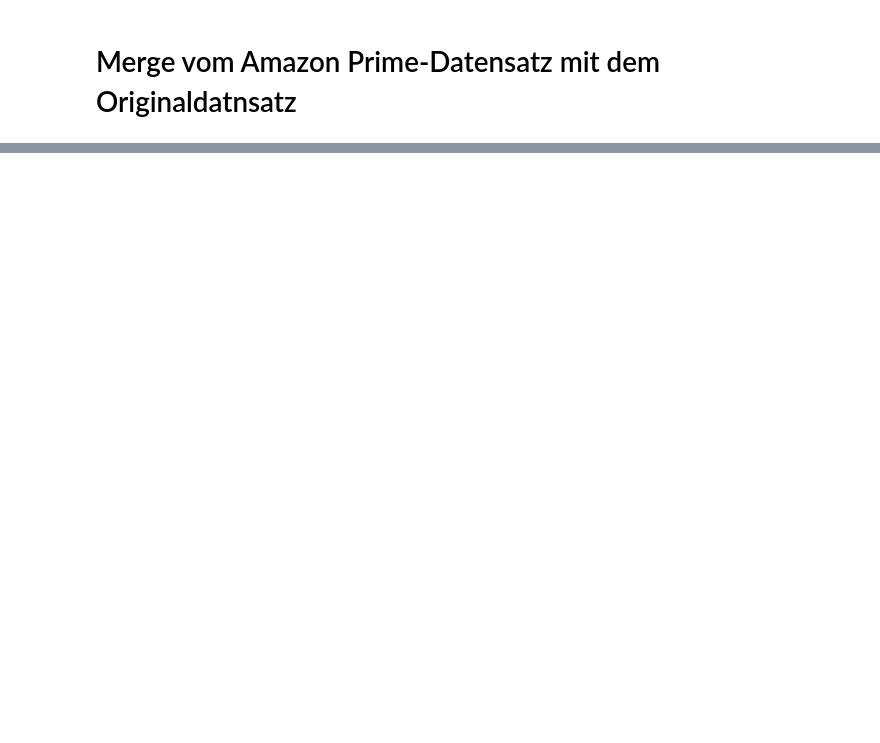
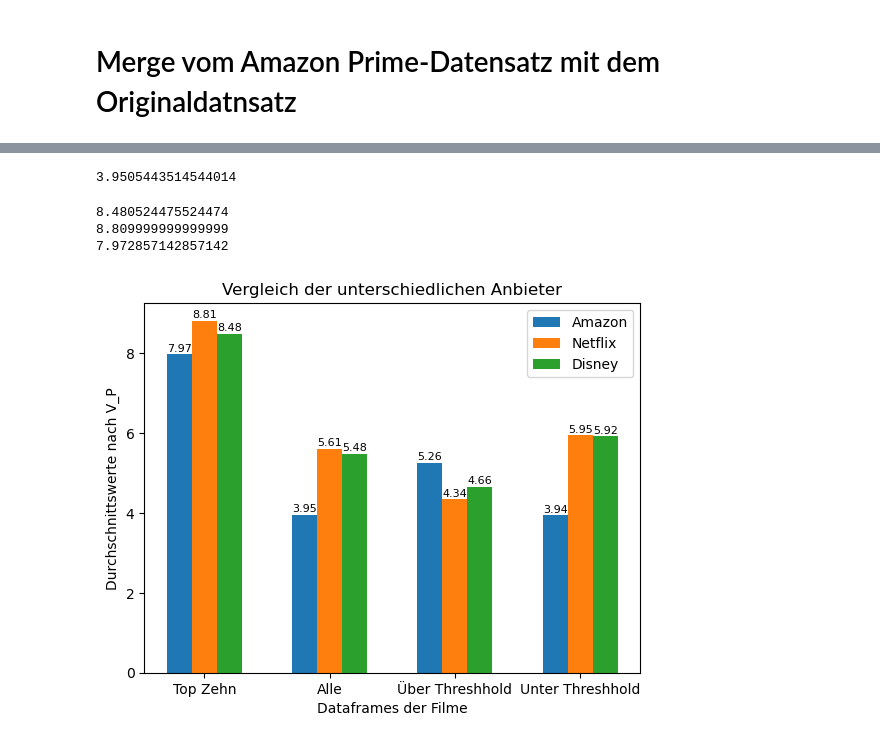
Before and after one commit to DataScience-DHBWKA/Data-Mining-Technos, a Jupyter notebook: FINAL.ipynb, the cells around one changed output, grey strips where cells are left out. Drawn from its saved outputs; the diff is of its cells as text; code cells hidden in the pictures; blank space fills up the shorter version.

Commit message:
Bar chart hinzugefügt

```diff
--- a/FINAL.ipynb
+++ b/FINAL.ipynb
@@ -624,7 +679,7 @@ normalized_top_popularity_amazon = (amazon_top_titles['Popularity'] / amazon_top
 combined_rating_amazon = (normalized_top_popularity_amazon + amazon_top_titles['Vote_Average']) / 2
 
 # Assigning a new column 'Voting_Popularity'
-amazon_top_titles = amazon_top_titles.assign(Voting_Popularity=combined_rating)
+amazon_top_titles = amazon_top_titles.assign(Voting_Popularity=combined_rating_amazon)
 
 # Creating a DataFrame with the rest of the titles
 rest_of_titles_amazon = amazon_common_titles[~amazon_common_titles.index.isin(amazon_top_titles.index)]
@@ -655,2 +726,54 @@ combined_dataframe_amazon.tail()
 # %%
 print(combined_dataframe_amazon['Voting_Popularity'].mean())
+# %% [output]
+3.9505443514544014
+# %%
+top_ten_netflix=combined_dataframe_netflix.head(10)
+top_ten_disney=combined_dataframe_disney.head(10)
+top_ten_amazon=combined_dataframe_amazon.head(10)
+# %%
+print(top_ten_disney["Voting_Popularity"].mean())
+print(top_ten_netflix["Voting_Popularity"].mean())
+print(top_ten_amazon["Voting_Popularity"].mean())
+# %% [output]
+8.480524475524474
+8.809999999999999
+7.972857142857142
+# %%
+
+# Example data
+labels = ['Top Zehn', 'Alle', 'Über Threshhold','Unter Threshhold']
+amazon_values = [top_ten_amazon["Voting_Popularity"].mean(), combined_dataframe_amazon['Voting_Popularity'].mean(), amazon_top_titles['Voting_Popularity'].mean(), rest_of_titles_amazon['Voting_Popularity'].mean()]
+netflix_values = [top_ten_netflix["Voting_Popularity"].mean(), combined_dataframe_netflix['Voting_Popularity'].mean(), netflix_top_titles['Voting_Popularity'].mean(), rest_of_titles_netflix['Voting_Popularity'].mean()]
+disney_values = [top_ten_disney["Voting_Popularity"].mean(), combined_dataframe_disney['Voting_Popularity'].mean(), disney_top_titles['Voting_Popularity'].mean(), rest_of_titles_disney['Voting_Popularity'].mean()]
+
+bar_width = 0.2  # Width of each bar
+
+# Set up the positions for the bars
+positions_1 = np.arange(len(labels))
+positions_2 = positions_1 + bar_width
+positions_3 = positions_1 + 2 * bar_width
+
+# Create the bar chart
+plt.bar(positions_1, amazon_values, width=bar_width, label='Amazon')
+plt.bar(positions_2, netflix_values, width=bar_width, label='Netflix')
+plt.bar(positions_3, disney_values, width=bar_width, label='Disney')
+
+# Add labels and title
+plt.xlabel('Dataframes der Filme')
+plt.ylabel('Durchschnittswerte nach V_P')
+plt.title('Vergleich der unterschiedlichen Anbieter')
+plt.xticks(positions_1 + bar_width, labels)
+
+for i in range(len(positions_1)):
+    plt.text(positions_1[i], amazon_values[i] + 0.02, f'{amazon_values[i]:.2f}', ha='center', va='bottom', color='black', fontsize=8)
+    plt.text(positions_2[i], netflix_values[i] + 0.02, f'{netflix_values[i]:.2f}', ha='center', va='bottom', color='black', fontsize=8)
+    plt.text(positions_3[i], disney_values[i] + 0.02, f'{disney_values[i]:.2f}', ha='center', va='bottom', color='black', fontsize=8)
+
+# Add legend
+plt.legend()
+
+# Show the plot
+plt.show()
+# %% [output]
+[figure, added]
```
Also changed, not shown: parts of 12 cells of this notebook.
